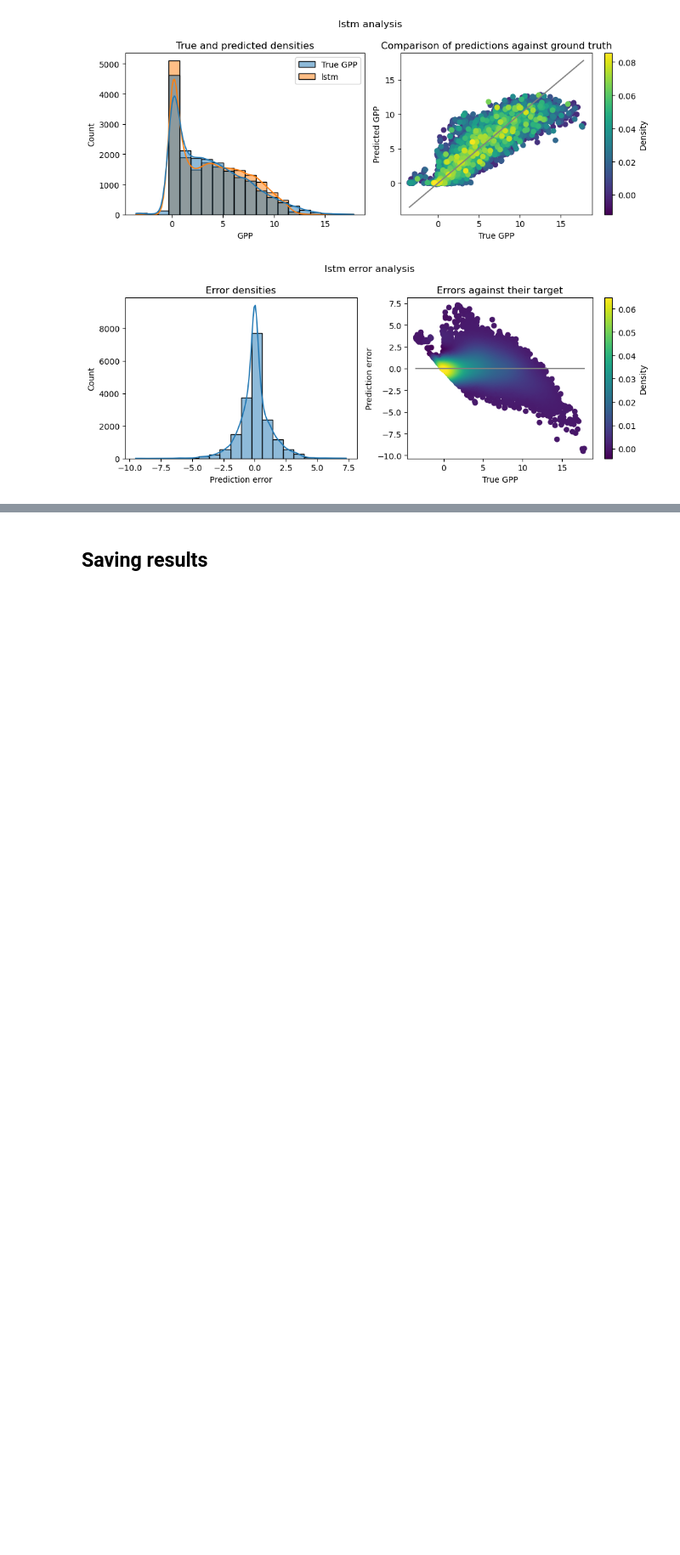
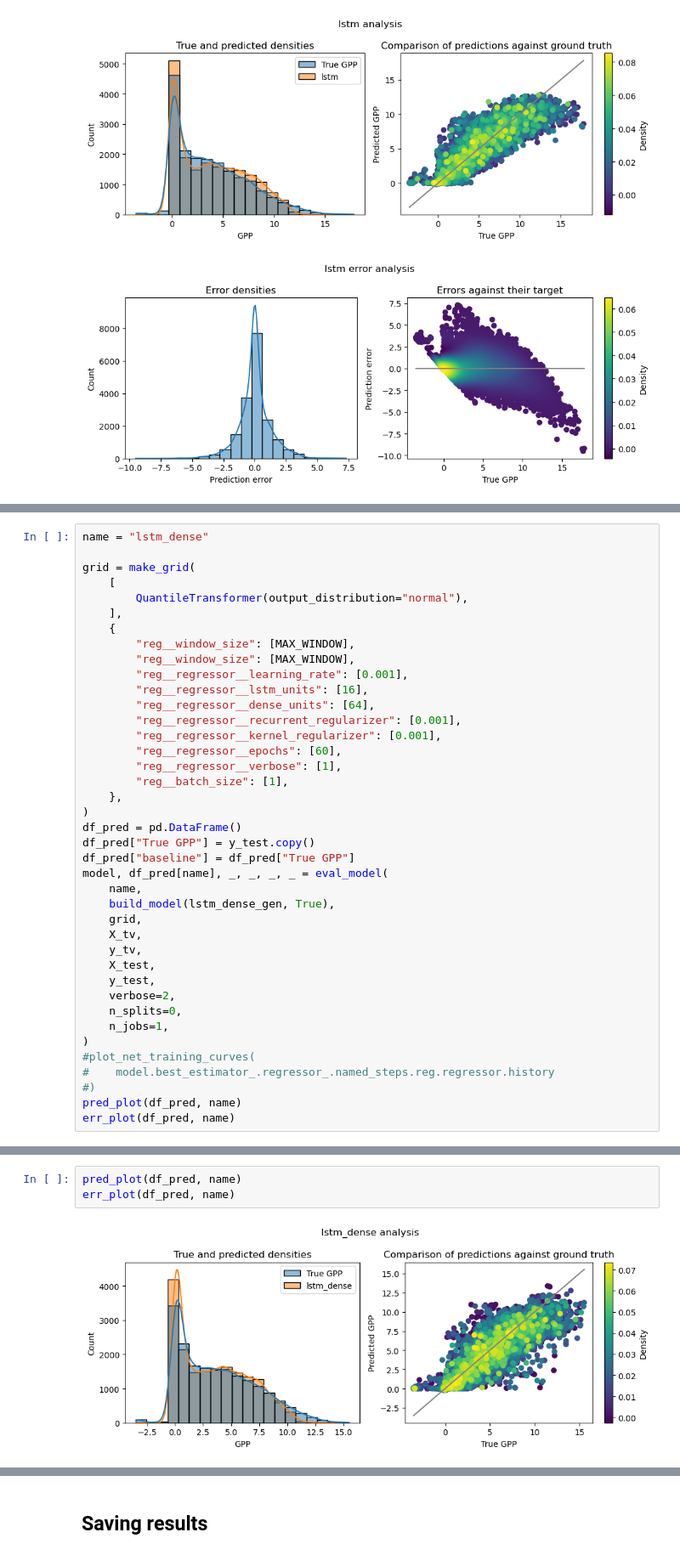
Before and after one commit to marcadella/GPP-prediction, a Jupyter notebook: 5_LSTM.ipynb, the cells around one changed output, grey strips where cells are left out. Shown at 85% size. Cells and saved outputs as stored; diff of their text form; blank space fills up the shorter version.

```diff
--- a/5_LSTM.ipynb
+++ b/5_LSTM.ipynb
@@ -212,0 +279,40 @@ RMSE (test): 1.72
+# %%
+name = "lstm_dense"
+
+grid = make_grid(
+    [
+        QuantileTransformer(output_distribution="normal"),
+    ],
+    {
+        "reg__window_size": [MAX_WINDOW],
+        "reg__window_size": [MAX_WINDOW],
+        "reg__regressor__learning_rate": [0.001],
+        "reg__regressor__lstm_units": [16],
+        "reg__regressor__dense_units": [64],
+        "reg__regressor__recurrent_regularizer": [0.001],
+        "reg__regressor__kernel_regularizer": [0.001],
+        "reg__regressor__epochs": [60],
+        "reg__regressor__verbose": [1],
+        "reg__batch_size": [1],
+    },
+)
+df_pred = pd.DataFrame()
+df_pred["True GPP"] = y_test.copy()
+df_pred["baseline"] = df_pred["True GPP"]
+model, df_pred[name], _, _, _, _ = eval_model(
+    name,
+    build_model(lstm_dense_gen, True),
+    grid,
+    X_tv,
+    y_tv,
+    X_test,
+    y_test,
+    verbose=2,
+    n_splits=0,
+    n_jobs=1,
+)
+#plot_net_training_curves(
+#    model.best_estimator_.regressor_.named_steps.reg.regressor.history
+#)
+pred_plot(df_pred, name)
+err_plot(df_pred, name)
@@ -212,0 +338,5 @@ RMSE (test): 1.72
+# %%
+pred_plot(df_pred, name)
+err_plot(df_pred, name)
+# %% [output]
+[figure, added]
```
Also changed, not shown: parts of 8 cells of this notebook, 19 other files.
